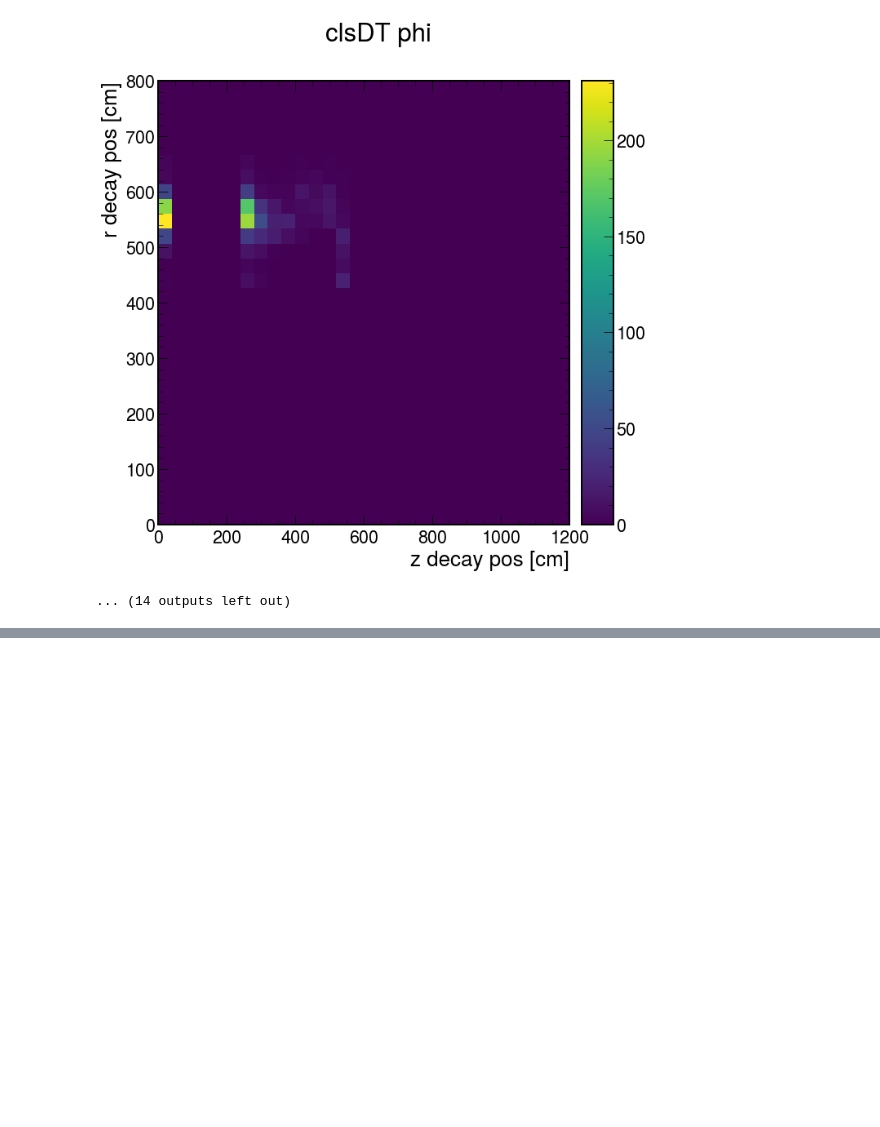
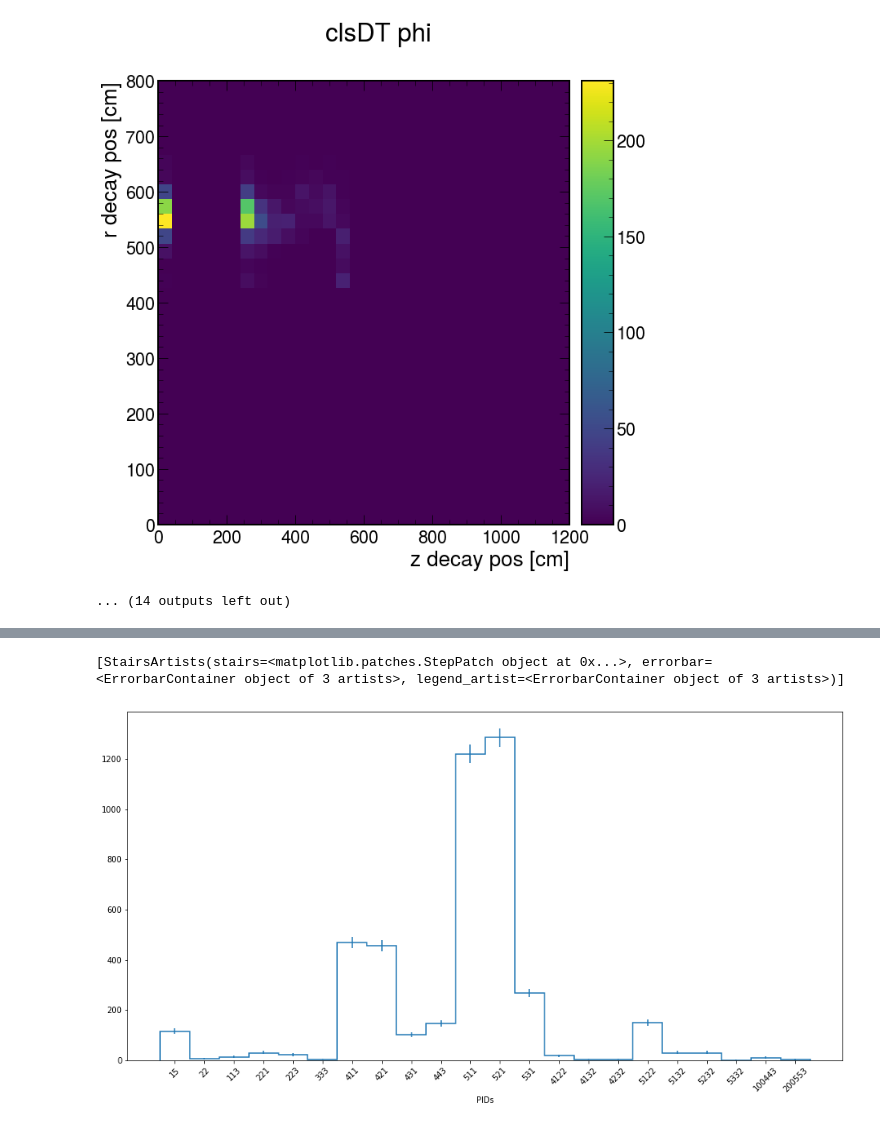
Before and after one commit to AnthonyAportela/LLPs, a Jupyter notebook: notebooks/Bplus/ntuple_processor.ipynb, the cells around one changed output, grey strips where cells are left out. Saved outputs shown, nothing was run; the diff lists cells and outputs as text; code cells hidden in the pictures; blank space fills up the shorter version.

```diff
--- a/notebooks/Bplus/ntuple_processor.ipynb
+++ b/notebooks/Bplus/ntuple_processor.ipynb
@@ -422,0 +467,33 @@ events.fields[]
+# %%
+#phi
+llppid = 1000023
+filename = 'root://cmsxrootd.fnal.gov//store/group/lpclonglived/displacedJetMuonNtuple/V1p17/MC_Fall18/v2/BToKPhi_MuonGenFilter_mPhi1p0_ctau1000/Run2_displacedJetMuonNtupler_V1p17_MC_Fall18_batch1_v2/220307_223055/0000/displacedJetMuon_ntupler_100.root'
+file = uproot.open(filename)
+events = NanoEventsFactory.from_root(
+    file,
+    treepath='ntuples/llp',
+    entry_stop=10000,
+    metadata={"dataset": "llp"},
+    schemaclass=BaseSchema,
+).events()
+
+# moms of muons
+part = []
+pids = abs(ak.flatten(events.gParticleMotherId[abs(events.gParticleId) == 13]))
+for i in np.unique(pids):
+    try:
+        junk = Particle.from_pdgid(i).name
+        part.append(junk)
+        #print(junk)
+    except:
+        #print(i)
+        part.append(i)
+
+fig, ax = plt.subplots(figsize = (16,8))
+h = hist.Hist(hist.axis.IntCategory(np.unique(pids), label="PIDs"))
+h.fill(pids)
+plt.xticks(rotation=45)
+hep.histplot(h)
+# %% [output]
+[StairsArtists(stairs=<matplotlib.patches.StepPatch object at 0x...>, errorbar=<ErrorbarContainer object of 3 artists>, legend_artist=<ErrorbarContainer object of 3 artists>)]
+[figure, added]
```
Also changed, not shown: parts of 15 cells of this notebook.
